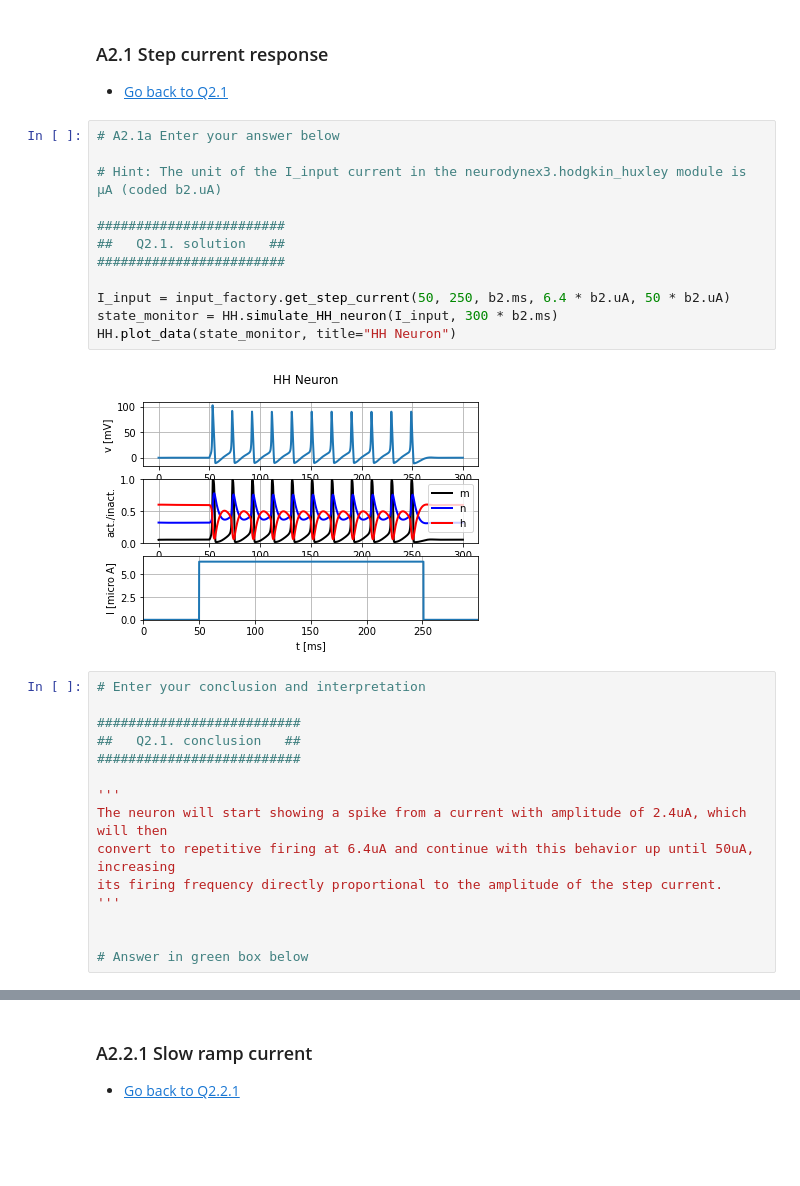
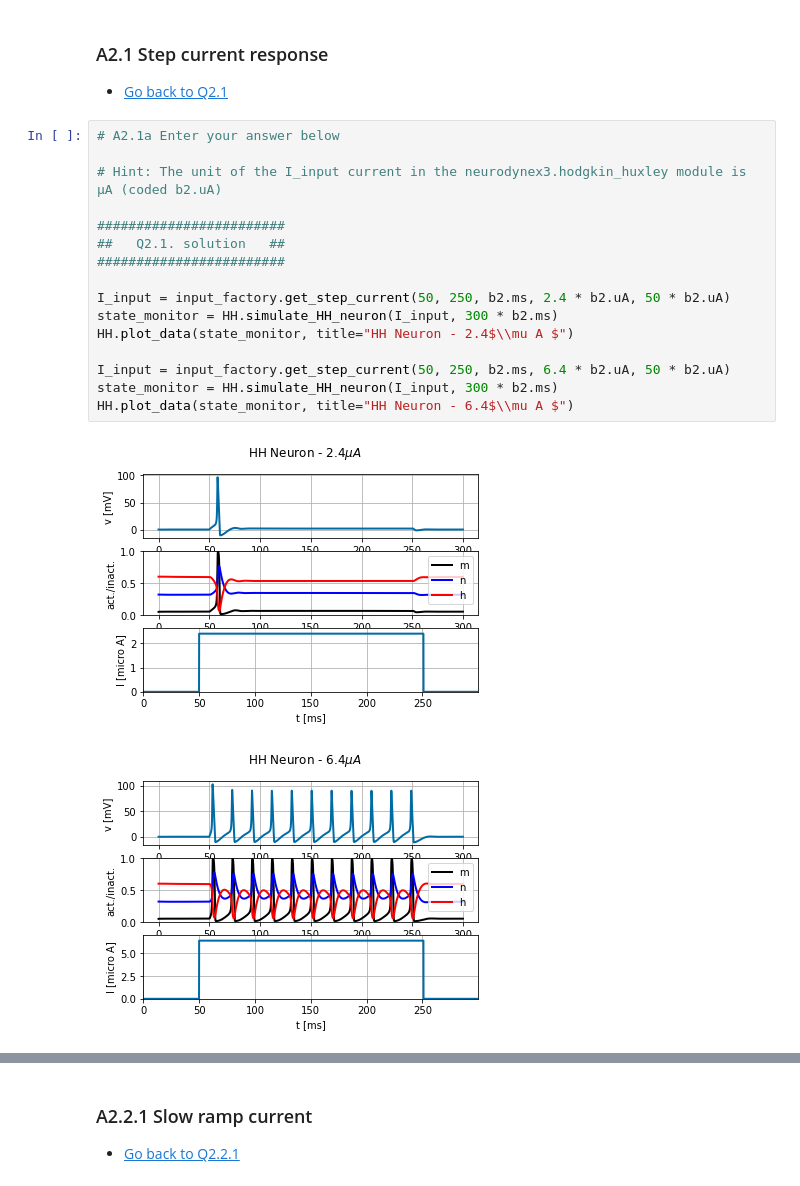
Before and after one commit to cesarz10/Computational-Neurophysiology-Lab, a Jupyter notebook: Lab_1/Module1_Ex1_12.ipynb, the cells around one changed output, grey strips where cells are left out. Saved outputs shown, nothing was run; the diff lists cells and outputs as text; blank space fills up the shorter version.

```diff
--- a/Lab_1/Module1_Ex1_12.ipynb
+++ b/Lab_1/Module1_Ex1_12.ipynb
@@ -611,29 +609,19 @@ from neurodynex3.tools import input_factory
 # %%
 # A2.1a Enter your answer below
 
 # Hint: The unit of the I_input current in the neurodynex3.hodgkin_huxley module is µA (coded b2.uA)
 
 ########################
 ##   Q2.1. solution   ##
 ########################
 
+I_input = input_factory.get_step_current(50, 250, b2.ms, 2.4 * b2.uA, 50 * b2.uA)
+state_monitor = HH.simulate_HH_neuron(I_input, 300 * b2.ms)
+HH.plot_data(state_monitor, title="HH Neuron - 2.4$\\mu A $")
+
 I_input = input_factory.get_step_current(50, 250, b2.ms, 6.4 * b2.uA, 50 * b2.uA)
 state_monitor = HH.simulate_HH_neuron(I_input, 300 * b2.ms)
-HH.plot_data(state_monitor, title="HH Neuron")
+HH.plot_data(state_monitor, title="HH Neuron - 6.4$\\mu A $")
 # %% [output]
-[figure, old version]
+[figure, new version]
+[figure, added]
-# %%
-# Enter your conclusion and interpretation
-
-##########################
-##   Q2.1. conclusion   ##
-##########################
-
-'''
-The neuron will start showing a spike from a current with amplitude of 2.4uA, which will then
-convert to repetitive firing at 6.4uA and continue with this behavior up until 50uA, increasing
-its firing frequency directly proportional to the amplitude of the step current.
-'''
-
-
-# Answer in green box below
```
Also changed, not shown: parts of 31 cells of this notebook, 1 other file.
